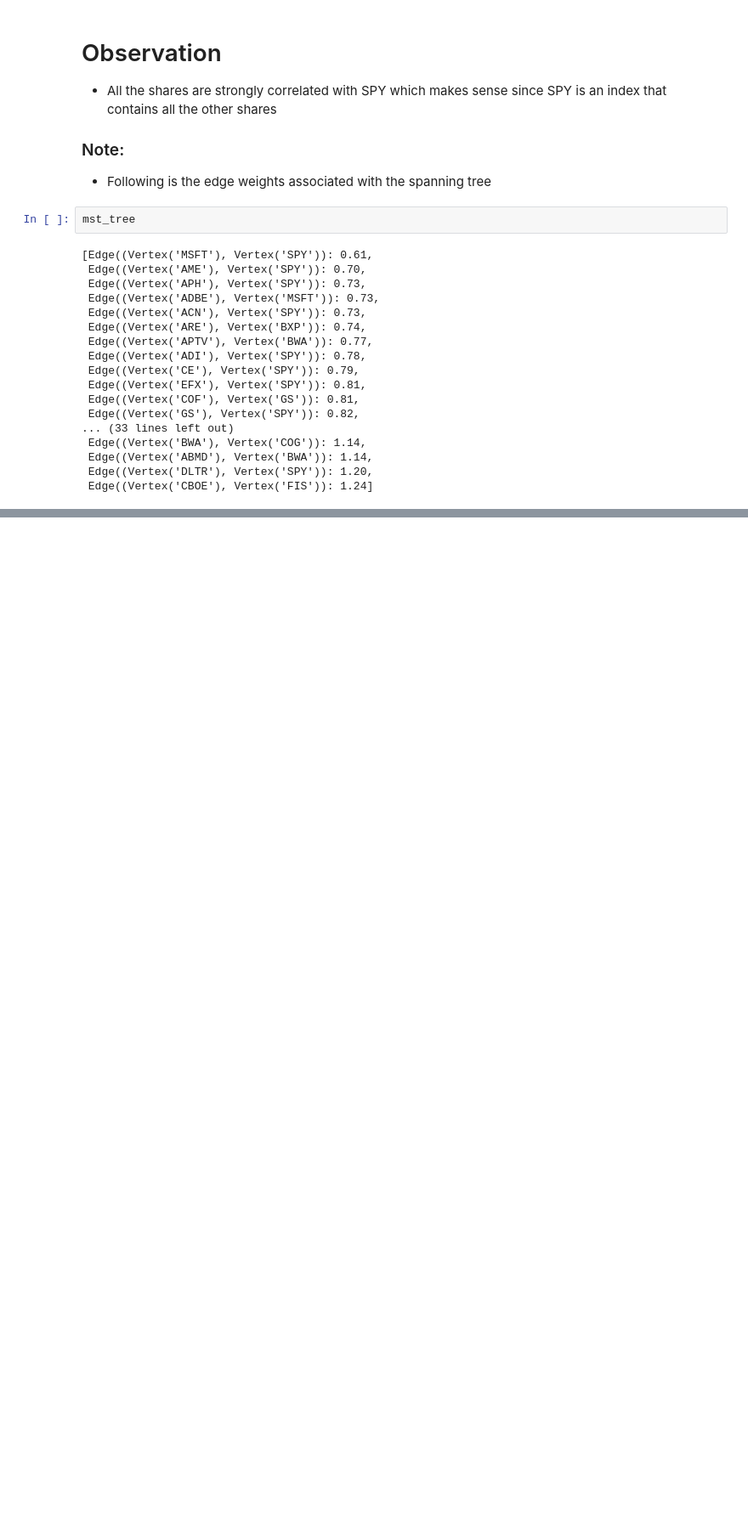
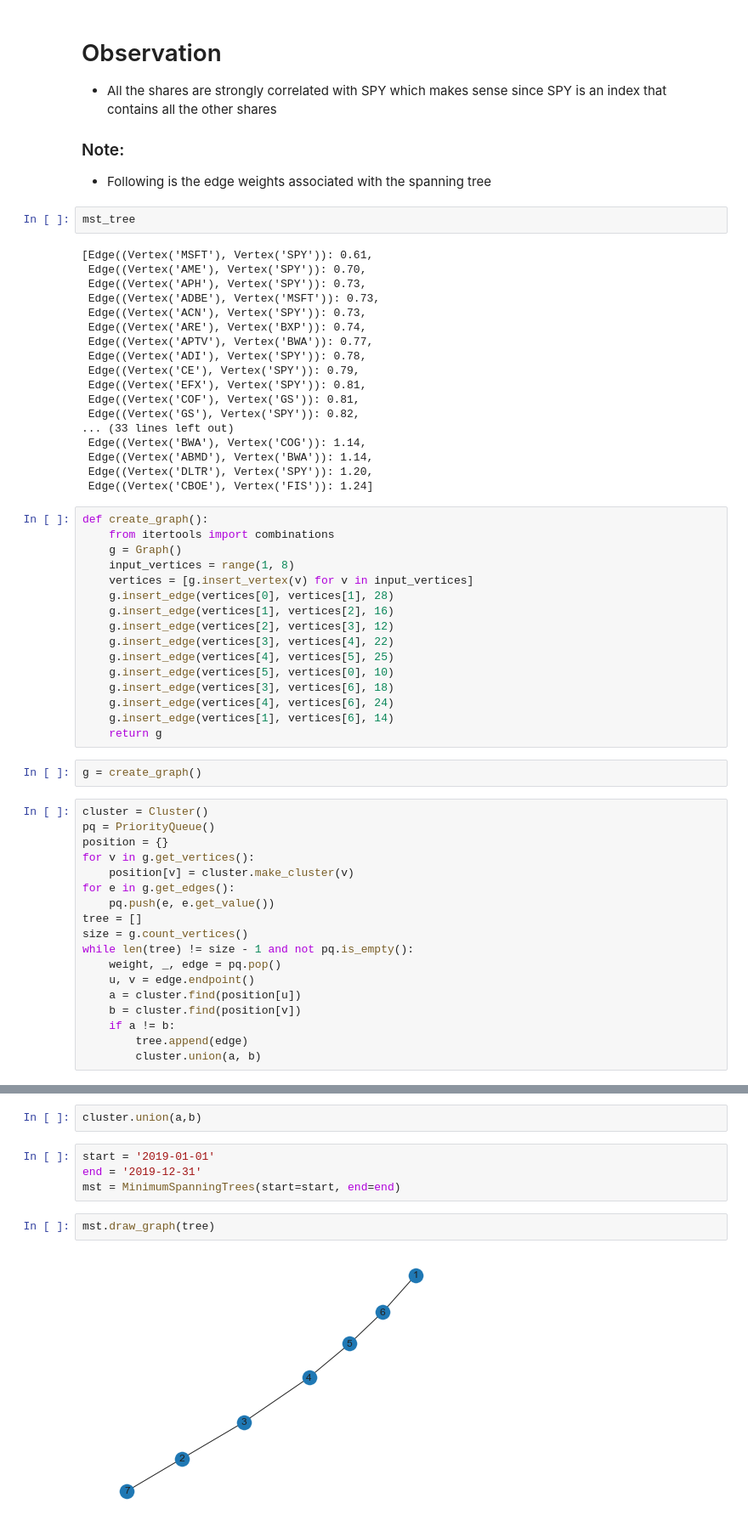
Before and after one commit to nildude/QuantEquityManagement, a Jupyter notebook: python/lib/learning/clustering/mst_example.ipynb, the cells around one changed output, grey strips where cells are left out. Shown: that part at 85% size. Saved outputs shown, nothing was run; the diff lists cells and outputs as text; blank space fills up the shorter version.

```diff
--- a/python/lib/learning/clustering/mst_example.ipynb
+++ b/python/lib/learning/clustering/mst_example.ipynb
@@ -88,3 +88,39 @@ mst_tree
  Edge((Vertex('ABMD'), Vertex('BWA')): 1.14,
  Edge((Vertex('DLTR'), Vertex('SPY')): 1.20,
  Edge((Vertex('CBOE'), Vertex('FIS')): 1.24]
+# %%
+def create_graph():
+    from itertools import combinations
+    g = Graph()
+    input_vertices = range(1, 8)
+    vertices = [g.insert_vertex(v) for v in input_vertices]
+    g.insert_edge(vertices[0], vertices[1], 28)
+    g.insert_edge(vertices[1], vertices[2], 16)
+    g.insert_edge(vertices[2], vertices[3], 12)
+    g.insert_edge(vertices[3], vertices[4], 22)
+    g.insert_edge(vertices[4], vertices[5], 25)
+    g.insert_edge(vertices[5], vertices[0], 10)
+    g.insert_edge(vertices[3], vertices[6], 18)
+    g.insert_edge(vertices[4], vertices[6], 24)
+    g.insert_edge(vertices[1], vertices[6], 14)
+    return g
+# %%
+g = create_graph()
+# %%
+cluster = Cluster()
+pq = PriorityQueue()
+position = {}
+for v in g.get_vertices():
+    position[v] = cluster.make_cluster(v)
+for e in g.get_edges():
+    pq.push(e, e.get_value())
+tree = []
+size = g.count_vertices()
+while len(tree) != size - 1 and not pq.is_empty():
+    weight, _, edge = pq.pop()
+    u, v = edge.endpoint()
+    a = cluster.find(position[u])
+    b = cluster.find(position[v])
+    if a != b:
+        tree.append(edge)
+        cluster.union(a, b)
@@ -90,0 +183,10 @@ mst_tree
+# %%
+cluster.union(a,b)
+# %%
+start = '2019-01-01'
+end = '2019-12-31'
+mst = MinimumSpanningTrees(start=start, end=end)
+# %%
+mst.draw_graph(tree)
+# %% [output]
+[figure, added]
```
Also changed, not shown: parts of 21 cells of this notebook, 1 other file.
